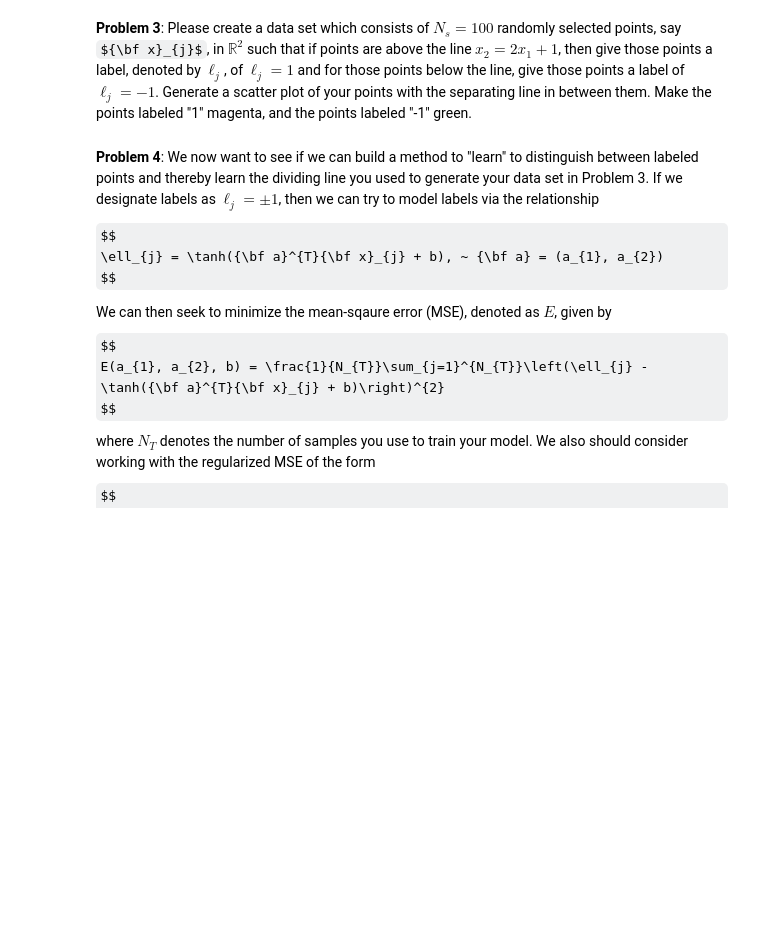
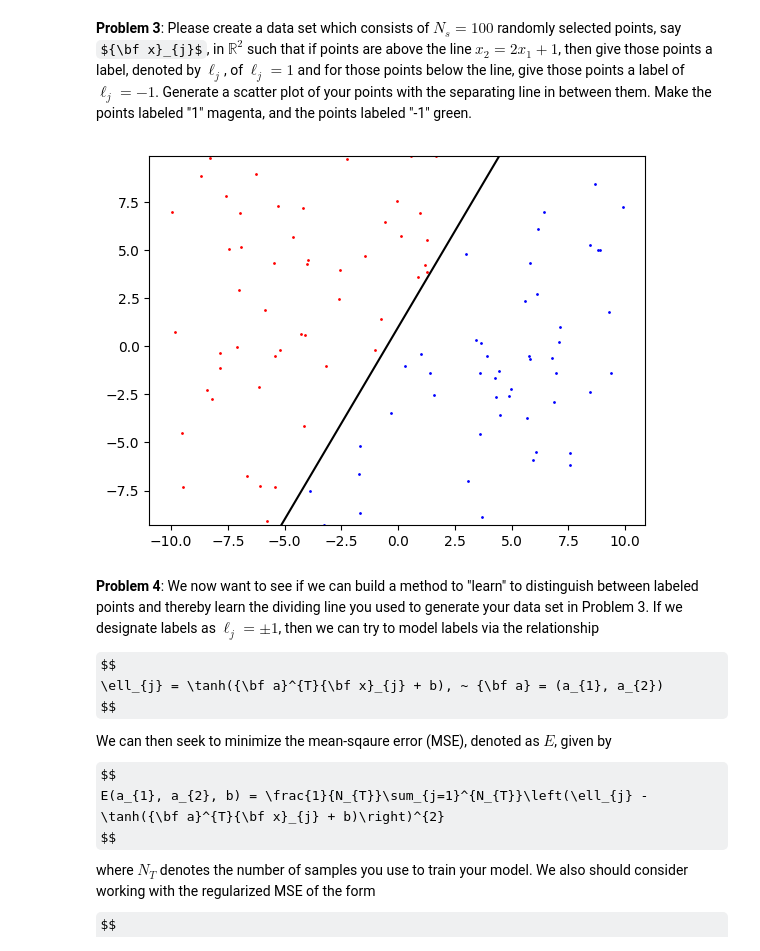
Before and after one commit to cwcurtis/MATH-596-Mathematical-Data-Science, a Jupyter notebook: Assignments/Homework_Eight.ipynb, the cells around one changed output. Drawn from its saved outputs; the diff is of its cells as text; code cells hidden in the pictures; some formulas as TeX source; blank space fills up the shorter version.

```diff
--- a/Assignments/Homework_Eight.ipynb
+++ b/Assignments/Homework_Eight.ipynb
@@ -161,7 +161,19 @@ Total number of iterations is: 20
 # %%
 Ll = 20.
 pts = Ll * (np.random.rand(100, 2) - .5)
 pospts = pts[:, 1] - (2.*pts[:, 0] + 1.) > 0.
+negpts = pts[:, 1] - (2.*pts[:, 0] + 1.) <= 0.
+plslabel = pts[pospts,:]
+neglabel = pts[negpts,:]
+
+plt.scatter(plslabel[:, 0],plslabel[:, 1], s=1., c='r')
+plt.scatter(neglabel[:, 0],neglabel[:, 1], s=1., c='b')
+xvals = np.linspace(np.min(plslabel[:, 0]), np.max(neglabel[:, 0]), int(1e2))
+yvals = 2.*xvals + 1.
+plt.plot(xvals, yvals, c='k')
+plt.ylim([np.min(pts[:, 1]), np.max(pts[:, 1])]);
+# %% [output]
+[figure, added]
 # %% [markdown]
 **Problem 4**: We now want to see if we can build a method to "learn" to distinguish between labeled points and thereby learn the dividing line you used to generate your data set in Problem 3.  If we designate labels as $\ell_{j} = \pm 1$, then we can try to model labels via the relationship
 
```
Also changed, not shown: parts of 3 cells of this notebook.
